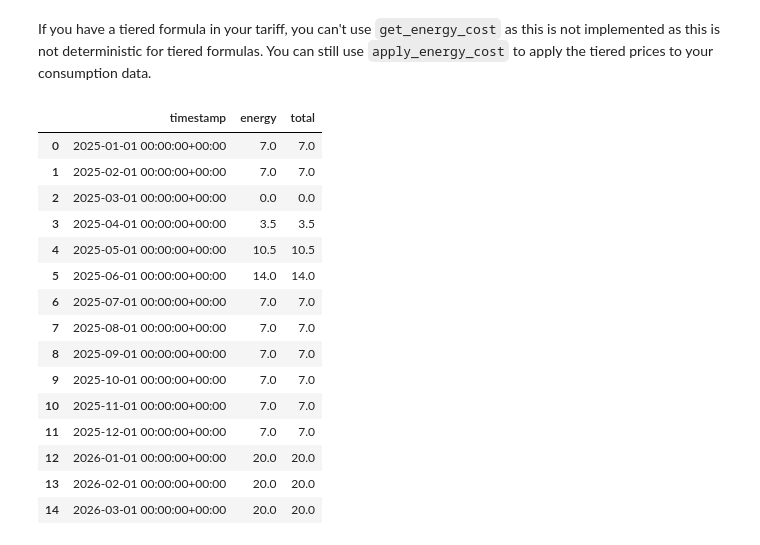
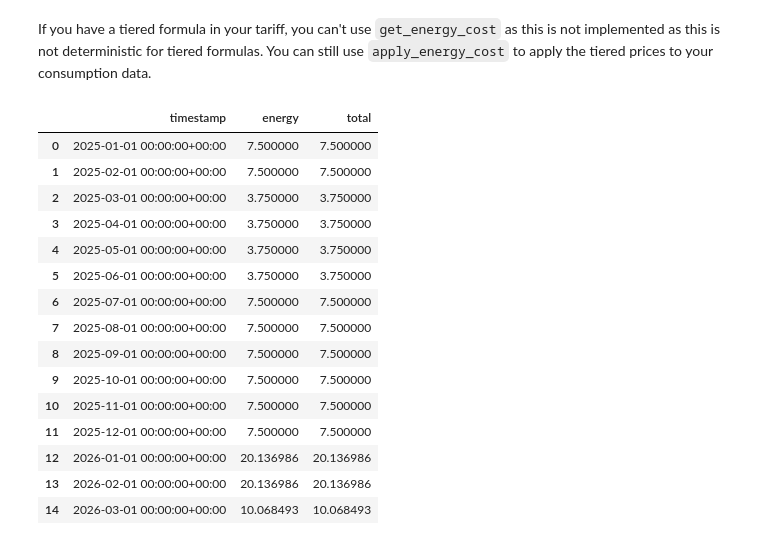
Before and after one commit to EnergieID/energy-cost, a Jupyter notebook: notebooks/tariff.ipynb, the cells around one changed output. Saved outputs shown, nothing was run; the diff lists cells and outputs as text; code cells hidden in the pictures.

```diff
--- a/notebooks/tariff.ipynb
+++ b/notebooks/tariff.ipynb
@@ -427,26 +427,28 @@ You can still use `apply_energy_cost` to apply the tiered prices to your consump
 # %%
 data = pd.DataFrame({
     "timestamp": pd.date_range(start="2025-01-01", end="2026-03-31", freq="1MS", tz="UTC"),
-    # 2025 usage of 12 MWh falls in the second tier, usage in 2026 is higher and will be estimated as 24 MWh which falls in the third tier
-    "value": [1, 1, 0, 0.5, 1.5, 2, 1, 1, 1, 1, 1, 1, 2, 2, 2]
+    # 2025 usage of 10 MWh means 5MWh (50%) in the first tier and 5 MWh (50%) in the second tier,
+    # Usage in 2026 is higher and will be estimated as 20 MWh based on the first three months
+    # which means 5 MWh (25%) in the first tier, 10 MWh (50%) in the second tier and 5 MWh (25%) in the third tier
+    "value": [1, 1, 0.5, 0.5, 0.5, 0.5, 1, 1, 1, 1, 1, 1, 2, 2, 1]
 })
 
 tariff = Tariff.from_yaml("../examples/tariffs/periodic_tiered.yml")
 tariff.apply_energy_cost(data)
 # %% [output]
 |  | timestamp | energy | total |
-| 0 | 2025-01-01 00:00:00+00:00 | 7.0 | 7.0 |
-| 1 | 2025-02-01 00:00:00+00:00 | 7.0 | 7.0 |
-| 2 | 2025-03-01 00:00:00+00:00 | 0.0 | 0.0 |
-| 3 | 2025-04-01 00:00:00+00:00 | 3.5 | 3.5 |
-| 4 | 2025-05-01 00:00:00+00:00 | 10.5 | 10.5 |
-| 5 | 2025-06-01 00:00:00+00:00 | 14.0 | 14.0 |
-| 6 | 2025-07-01 00:00:00+00:00 | 7.0 | 7.0 |
-| 7 | 2025-08-01 00:00:00+00:00 | 7.0 | 7.0 |
-| 8 | 2025-09-01 00:00:00+00:00 | 7.0 | 7.0 |
-| 9 | 2025-10-01 00:00:00+00:00 | 7.0 | 7.0 |
-| 10 | 2025-11-01 00:00:00+00:00 | 7.0 | 7.0 |
-| 11 | 2025-12-01 00:00:00+00:00 | 7.0 | 7.0 |
-| 12 | 2026-01-01 00:00:00+00:00 | 20.0 | 20.0 |
-| 13 | 2026-02-01 00:00:00+00:00 | 20.0 | 20.0 |
-| 14 | 2026-03-01 00:00:00+00:00 | 20.0 | 20.0 |
+| 0 | 2025-01-01 00:00:00+00:00 | 7.500000 | 7.500000 |
+| 1 | 2025-02-01 00:00:00+00:00 | 7.500000 | 7.500000 |
+| 2 | 2025-03-01 00:00:00+00:00 | 3.750000 | 3.750000 |
+| 3 | 2025-04-01 00:00:00+00:00 | 3.750000 | 3.750000 |
+| 4 | 2025-05-01 00:00:00+00:00 | 3.750000 | 3.750000 |
+| 5 | 2025-06-01 00:00:00+00:00 | 3.750000 | 3.750000 |
+| 6 | 2025-07-01 00:00:00+00:00 | 7.500000 | 7.500000 |
+| 7 | 2025-08-01 00:00:00+00:00 | 7.500000 | 7.500000 |
+| 8 | 2025-09-01 00:00:00+00:00 | 7.500000 | 7.500000 |
+| 9 | 2025-10-01 00:00:00+00:00 | 7.500000 | 7.500000 |
+| 10 | 2025-11-01 00:00:00+00:00 | 7.500000 | 7.500000 |
+| 11 | 2025-12-01 00:00:00+00:00 | 7.500000 | 7.500000 |
+| 12 | 2026-01-01 00:00:00+00:00 | 20.136986 | 20.136986 |
+| 13 | 2026-02-01 00:00:00+00:00 | 20.136986 | 20.136986 |
+| 14 | 2026-03-01 00:00:00+00:00 | 10.068493 | 10.068493 |
```
Also changed, not shown: parts of 6 cells of this notebook, 7 other files.
